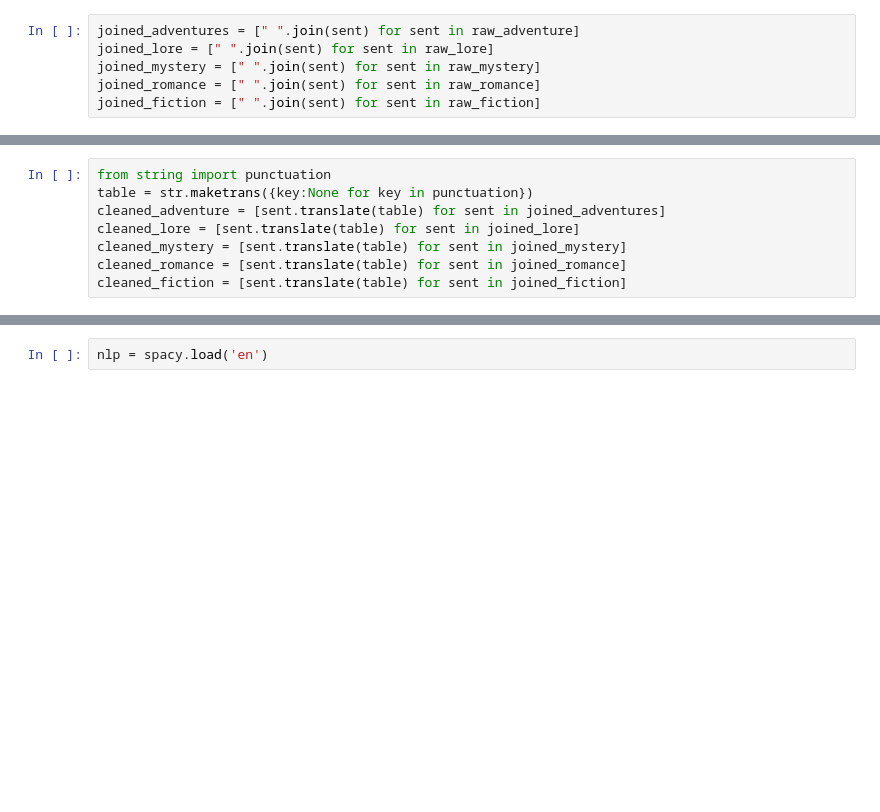
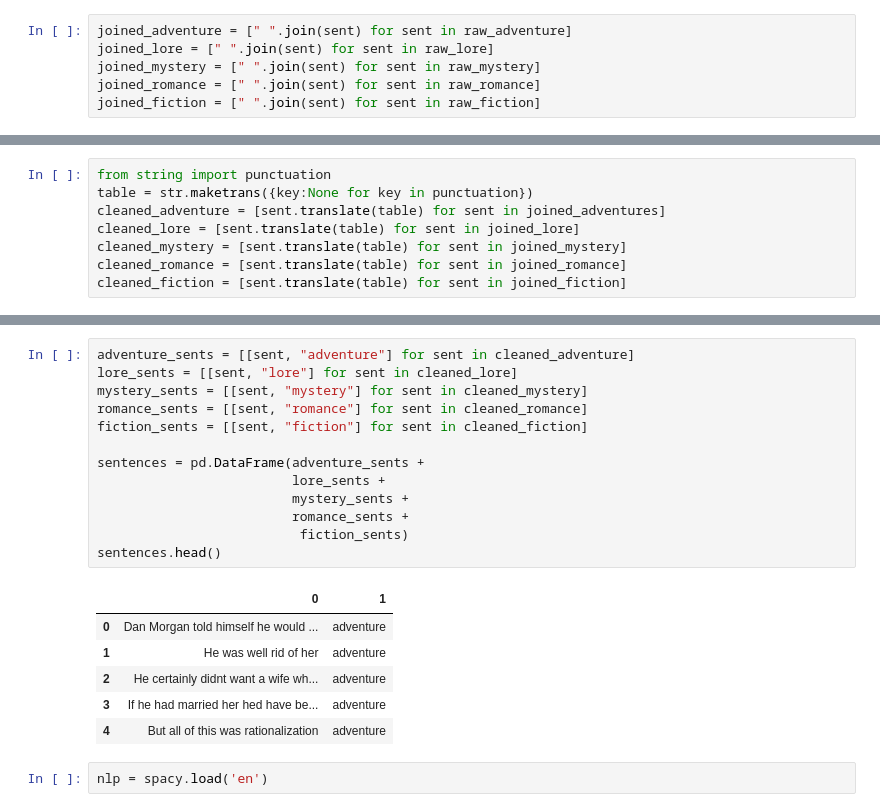
Before and after one commit to Schmidt8181/UnsupervisedLearning, a Jupyter notebook: NerualNetworkChallenge.ipynb, the cells around one changed output, grey strips where cells are left out. Drawn from its saved outputs; the diff is of its cells as text; blank space fills up the shorter version.

Commit message:
got common words and sentences for categories

```diff
--- a/NerualNetworkChallenge.ipynb
+++ b/NerualNetworkChallenge.ipynb
@@ -43,7 +43,7 @@ len(raw_fiction)
 # %% [output]
 4249
 # %%
-joined_adventures = [" ".join(sent) for sent in raw_adventure]
+joined_adventure = [" ".join(sent) for sent in raw_adventure]
 joined_lore = [" ".join(sent) for sent in raw_lore]
 joined_mystery = [" ".join(sent) for sent in raw_mystery]
 joined_romance = [" ".join(sent) for sent in raw_romance]
@@ -85,3 +133,23 @@ cleaned_lore[0]
+# %%
+adventure_sents = [[sent, "adventure"] for sent in cleaned_adventure]
+lore_sents = [[sent, "lore"] for sent in cleaned_lore]
+mystery_sents = [[sent, "mystery"] for sent in cleaned_mystery]
+romance_sents = [[sent, "romance"] for sent in cleaned_romance]
+fiction_sents = [[sent, "fiction"] for sent in cleaned_fiction]
+
+sentences = pd.DataFrame(adventure_sents +
+                         lore_sents +
+                         mystery_sents +
+                         romance_sents +
+                          fiction_sents)
+sentences.head()
+# %% [output]
+|  | 0 | 1 |
+| 0 | Dan Morgan told himself he would ... | adventure |
+| 1 | He was well rid of her | adventure |
+| 2 | He certainly didnt want a wife wh... | adventure |
+| 3 | If he had married her hed have be... | adventure |
+| 4 | But all of this was rationalization | adventure |
 # %%
 nlp = spacy.load('en')
 # %%
```
Also changed, not shown: parts of 16 cells of this notebook.
